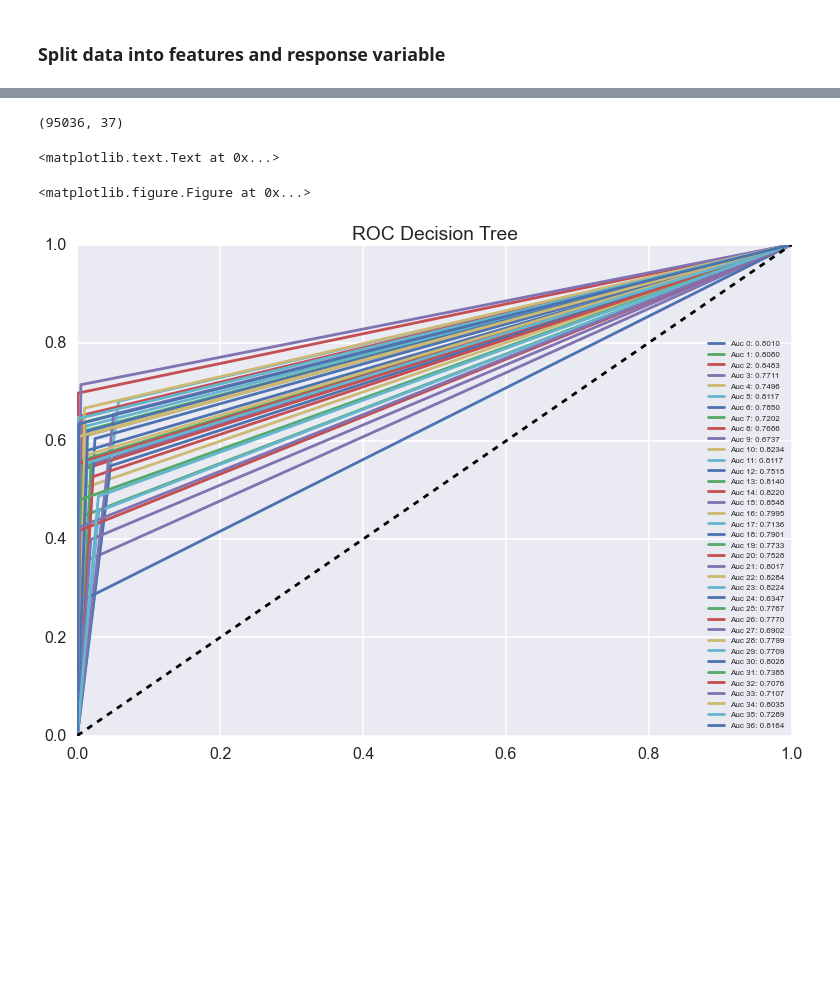
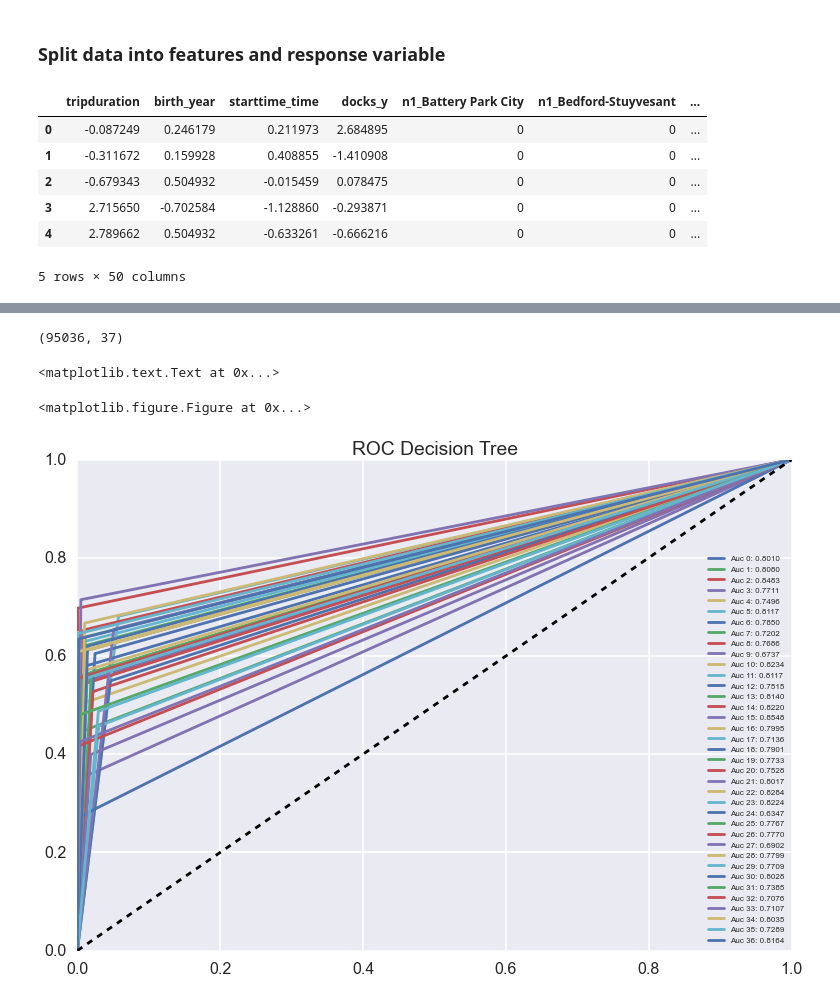
Before and after one commit to cgerson/bike-share-analysis, a Jupyter notebook: citibike_models.ipynb, the cells around one changed output, grey strips where cells are left out. Saved outputs shown, nothing was run; the diff lists cells and outputs as text; code cells hidden in the pictures; blank space fills up the shorter version.

```diff
--- a/citibike_models.ipynb
+++ b/citibike_models.ipynb
@@ -29,5 +39,5 @@ from sklearn.multiclass import OneVsRestClassifier
 # %% [markdown]
 ### Load data
 # %%
-with open('dec_data.pkl','r') as f:
+with open('full_data.pkl','r') as f:
     df = pickle.load(f)
@@ -55,2 +59,40 @@ def assign_train_test(df_any,f=1):
+# %%
+def assign_train_test(df_any, sub = False):
+    '''Assign y and X.
+    Dummify categorical variables (neighborhood, weekday, gender).
+    Standardize continuous variables.
+    Returns train and test subsets'''
+
+    # response variable is destination neighborhood
+    y = df_any['n2']
+
+    # features depend on whether analysis on all data or subscriber data
+    if sub==True:
+        cols_n = ['tripduration','birth_year','starttime_time','docks_y'] # features to Standardize
+        cols_c = ['n1','gender','day_start'] # categorical features
+    else:
+        cols_n = ['tripduration','starttime_time','docks_y'] # features to Standardize
+        cols_c = ['n1','day_start','usertype'] # categorical features. include usertype as feature
+
+    X = df_any[cols_n + cols_c]
+
+    X_train, X_test, y_train, y_test = train_test_split(X, y, test_size=0.25, random_state=1)
+
+    scaler = StandardScaler() # Standardize continuous variables
+    scaler.fit(X_train[cols_n]) # Fit standardization rule to training data
+
+    # continous variable treatment
+    X_train_1 = pd.DataFrame(scaler.transform(X_train[cols_n]), columns=cols_n)
+    X_test_1 = pd.DataFrame(scaler.transform(X_test[cols_n]), columns=cols_n)
+
+    # categorical variables
+    X_train_2 = pd.get_dummies(X_train[cols_c], columns = cols_c)
+    X_test_2 = pd.get_dummies(X_test[cols_c], columns = cols_c)
+
+    # bring 'em together
+    X_train = pd.concat((X_train_1.reset_index(drop=True),X_train_2.reset_index(drop=True)),1)
+    X_test = pd.concat((X_test_1.reset_index(drop=True),X_test_2.reset_index(drop=True)),1)
+
+    return X_train, X_test, y_train, y_test
 # %%
-X_train, X_test, y_train, y_test = assign_train_test(df,2)
+X_train, X_test, y_train, y_test = assign_train_test(df_sub, sub = True)
@@ -68,0 +99,10 @@ preds = m.predict(X_test)
+# %%
+X_test.head()
+# %% [output]
+|  | tripduration | birth_year | starttime_time | docks_y | n1_Battery Park City | n1_Bedford-Stuyvesant | ... |
+| 0 | -0.087249 | 0.246179 | 0.211973 | 2.684895 | 0 | 0 | ... |
+| 1 | -0.311672 | 0.159928 | 0.408855 | -1.410908 | 0 | 0 | ... |
+| 2 | -0.679343 | 0.504932 | -0.015459 | 0.078475 | 0 | 0 | ... |
+| 3 | 2.715650 | -0.702584 | -1.128860 | -0.293871 | 0 | 0 | ... |
+| 4 | 2.789662 | 0.504932 | -0.633261 | -0.666216 | 0 | 0 | ... |
+5 rows × 50 columns
```
Also changed, not shown: parts of 19 cells of this notebook, 3 other files.
